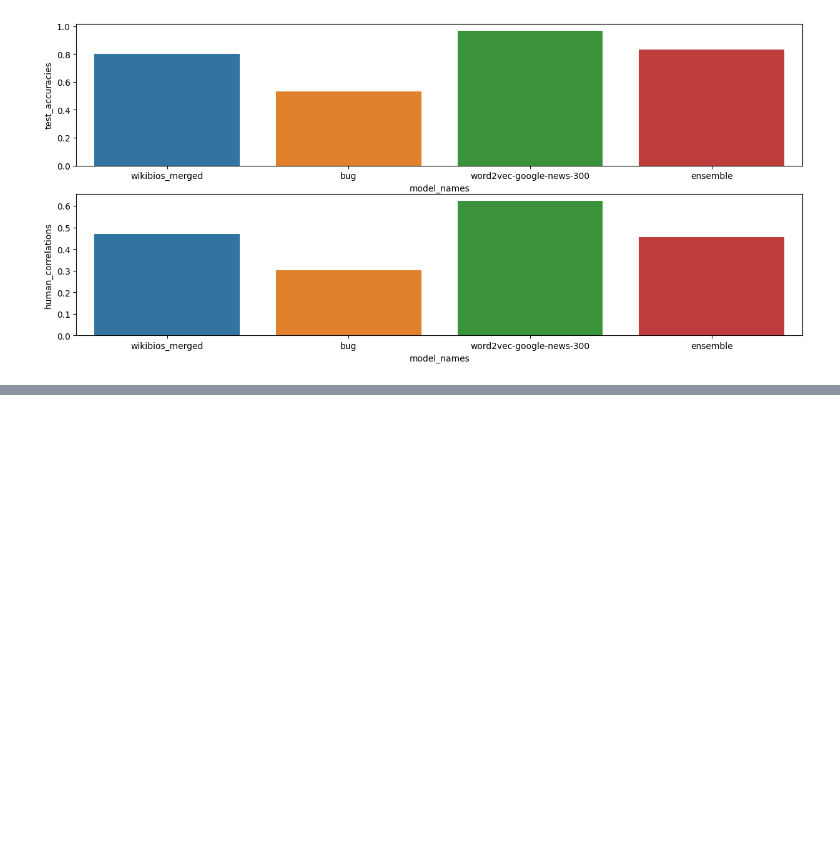
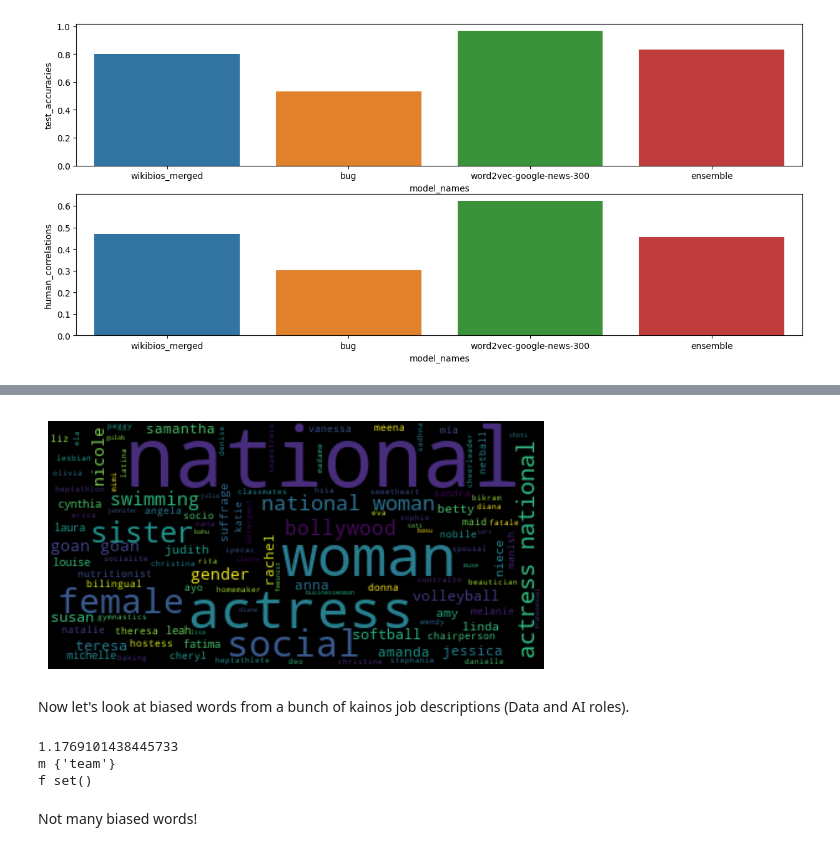
Before and after one commit to Andrewwango/kainosRecruitmentApi-TeamA, a Jupyter notebook: ai/03_test_model.ipynb, the cells around one changed output, grey strips where cells are left out. Cells and saved outputs as stored; diff of their text form; code cells hidden in the pictures; blank space fills up the shorter version.

```diff
--- a/ai/03_test_model.ipynb
+++ b/ai/03_test_model.ipynb
@@ -290,0 +165,8 @@ f set()
+# %%
+plt.imshow(WordCloud().generate(" ".join(words["biased_f"])), interpolation='bilinear')
+plt.axis("off")
+plt.show()
+# %% [output]
+[figure, added]
+# %% [markdown]
+Now let's look at biased words from a bunch of kainos job descriptions (Data and AI roles).
@@ -290,0 +176,13 @@ f set()
+# %%
+scorer = ensemble_scorer
+tokens, scores = scorer.score_document(document)
+words = biased_words(tokens, scores)
+print(percentage_bias(document, scores))
+print("m", set(words["biased_m"]))
+print("f", set(words["biased_f"]))
+# %% [output]
+1.1769101438445733
+m {'team'}
+f set()
+# %% [markdown]
+Not many biased words!
```
Also changed, not shown: parts of 34 cells of this notebook, 2 other files.
